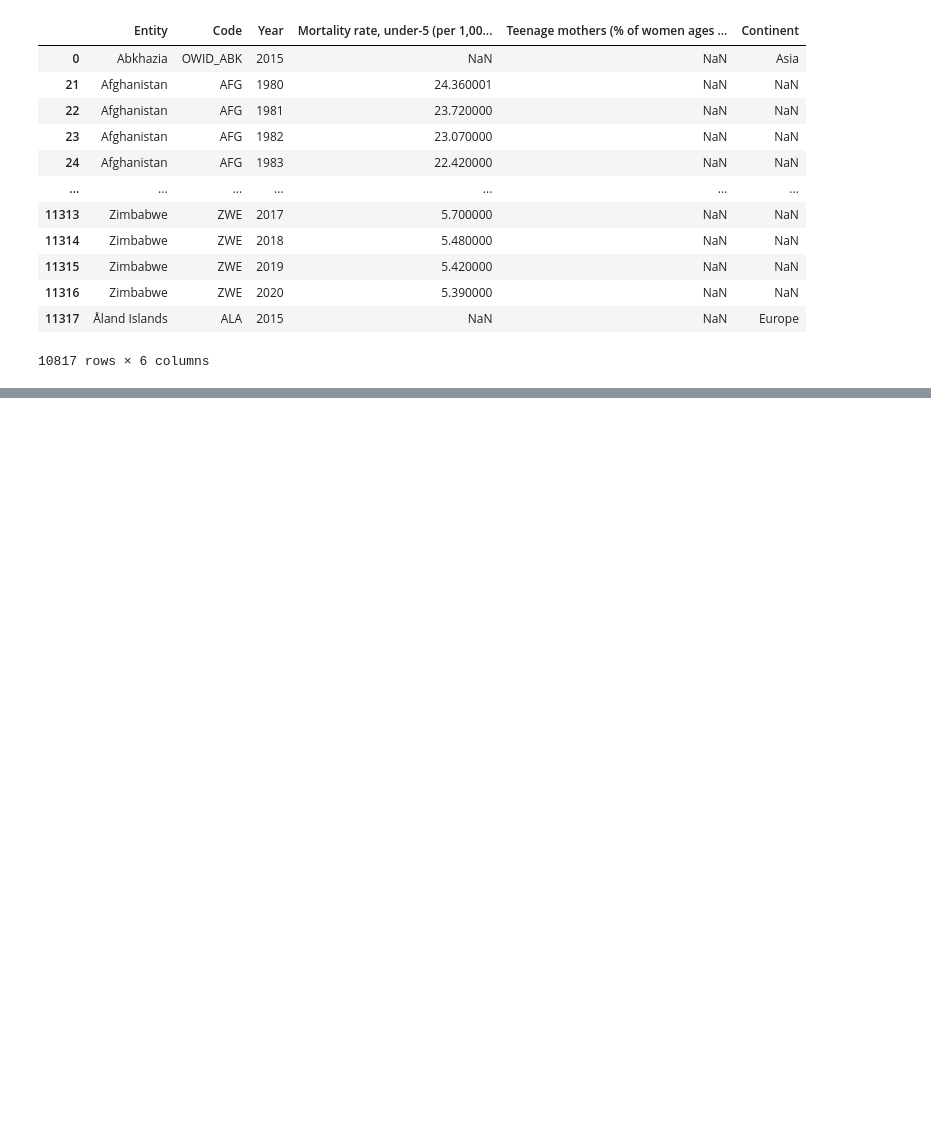
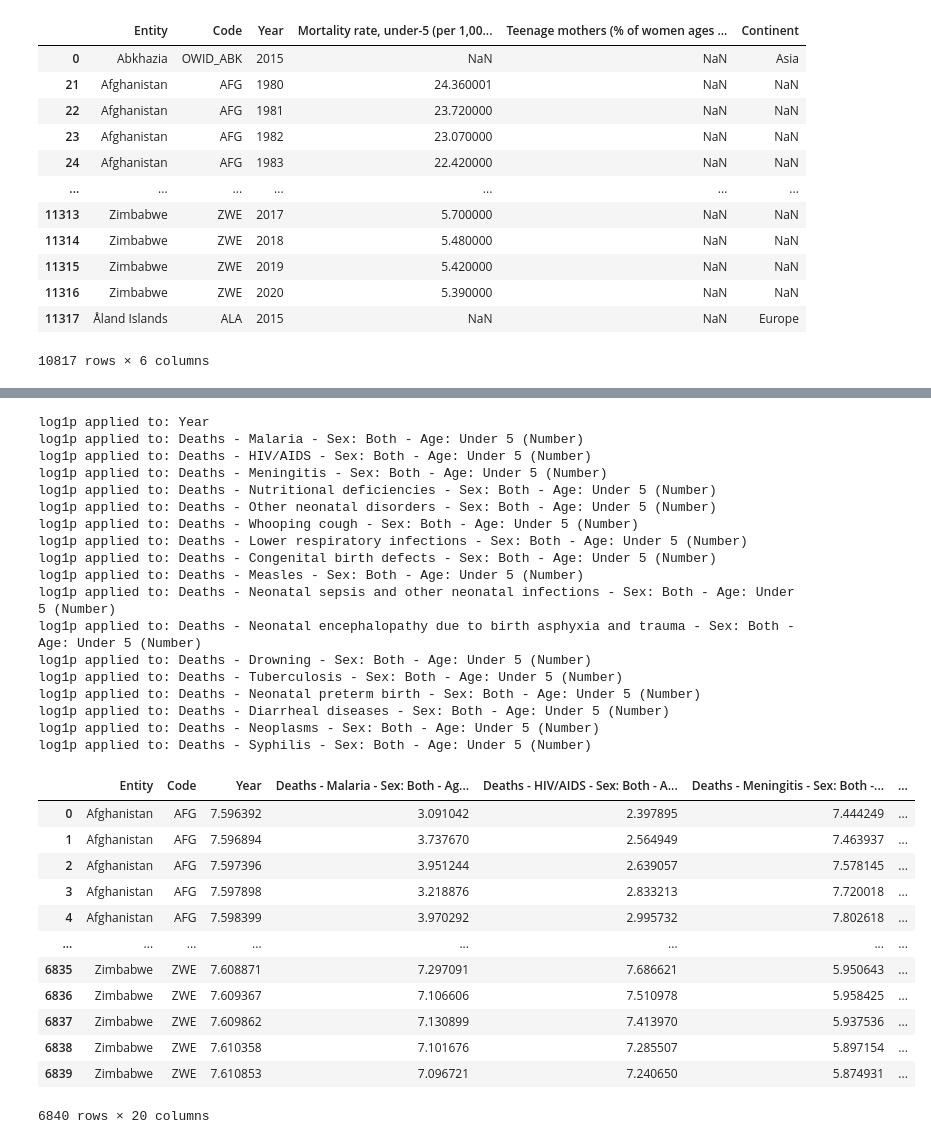
Before and after one commit to gshikanda/Indaba-DLI-Challenge-Datasets, a Jupyter notebook: Indaba DLI Challenge Datasets/Indaba.ipynb, the cells around one changed output, grey strips where cells are left out. Saved outputs shown, nothing was run; the diff lists cells and outputs as text; code cells hidden in the pictures; blank space fills up the shorter version.

```diff
--- a/Indaba DLI Challenge Datasets/Indaba.ipynb
+++ b/Indaba DLI Challenge Datasets/Indaba.ipynb
@@ -1958,0 +2078,34 @@ drop_outlier(child_mort_teen_preg)
+# %%
+log_transf(cause_of_death_child)
+# %% [output]
+log1p applied to: Year
+log1p applied to: Deaths - Malaria - Sex: Both - Age: Under 5 (Number)
+log1p applied to: Deaths - HIV/AIDS - Sex: Both - Age: Under 5 (Number)
+log1p applied to: Deaths - Meningitis - Sex: Both - Age: Under 5 (Number)
+log1p applied to: Deaths - Nutritional deficiencies - Sex: Both - Age: Under 5 (Number)
+log1p applied to: Deaths - Other neonatal disorders - Sex: Both - Age: Under 5 (Number)
+log1p applied to: Deaths - Whooping cough - Sex: Both - Age: Under 5 (Number)
+log1p applied to: Deaths - Lower respiratory infections - Sex: Both - Age: Under 5 (Number)
+log1p applied to: Deaths - Congenital birth defects - Sex: Both - Age: Under 5 (Number)
+log1p applied to: Deaths - Measles - Sex: Both - Age: Under 5 (Number)
+log1p applied to: Deaths - Neonatal sepsis and other neonatal infections - Sex: Both - Age: Under 5 (Number)
+log1p applied to: Deaths - Neonatal encephalopathy due to birth asphyxia and trauma - Sex: Both - Age: Under 5 (Number)
+log1p applied to: Deaths - Drowning - Sex: Both - Age: Under 5 (Number)
+log1p applied to: Deaths - Tuberculosis - Sex: Both - Age: Under 5 (Number)
+log1p applied to: Deaths - Neonatal preterm birth - Sex: Both - Age: Under 5 (Number)
+log1p applied to: Deaths - Diarrheal diseases - Sex: Both - Age: Under 5 (Number)
+log1p applied to: Deaths - Neoplasms - Sex: Both - Age: Under 5 (Number)
+log1p applied to: Deaths - Syphilis - Sex: Both - Age: Under 5 (Number)
+|  | Entity | Code | Year | Deaths - Malaria - Sex: Both - Ag... | Deaths - HIV/AIDS - Sex: Both - A... | Deaths - Meningitis - Sex: Both -... | ... |
+| 0 | Afghanistan | AFG | 7.596392 | 3.091042 | 2.397895 | 7.444249 | ... |
+| 1 | Afghanistan | AFG | 7.596894 | 3.737670 | 2.564949 | 7.463937 | ... |
+| 2 | Afghanistan | AFG | 7.597396 | 3.951244 | 2.639057 | 7.578145 | ... |
+| 3 | Afghanistan | AFG | 7.597898 | 3.218876 | 2.833213 | 7.720018 | ... |
+| 4 | Afghanistan | AFG | 7.598399 | 3.970292 | 2.995732 | 7.802618 | ... |
+| ... | ... | ... | ... | ... | ... | ... | ... |
+| 6835 | Zimbabwe | ZWE | 7.608871 | 7.297091 | 7.686621 | 5.950643 | ... |
+| 6836 | Zimbabwe | ZWE | 7.609367 | 7.106606 | 7.510978 | 5.958425 | ... |
+| 6837 | Zimbabwe | ZWE | 7.609862 | 7.130899 | 7.413970 | 5.937536 | ... |
+| 6838 | Zimbabwe | ZWE | 7.610358 | 7.101676 | 7.285507 | 5.897154 | ... |
+| 6839 | Zimbabwe | ZWE | 7.610853 | 7.096721 | 7.240650 | 5.874931 | ... |
+6840 rows × 20 columns
```
Also changed, not shown: parts of 8 cells of this notebook.
